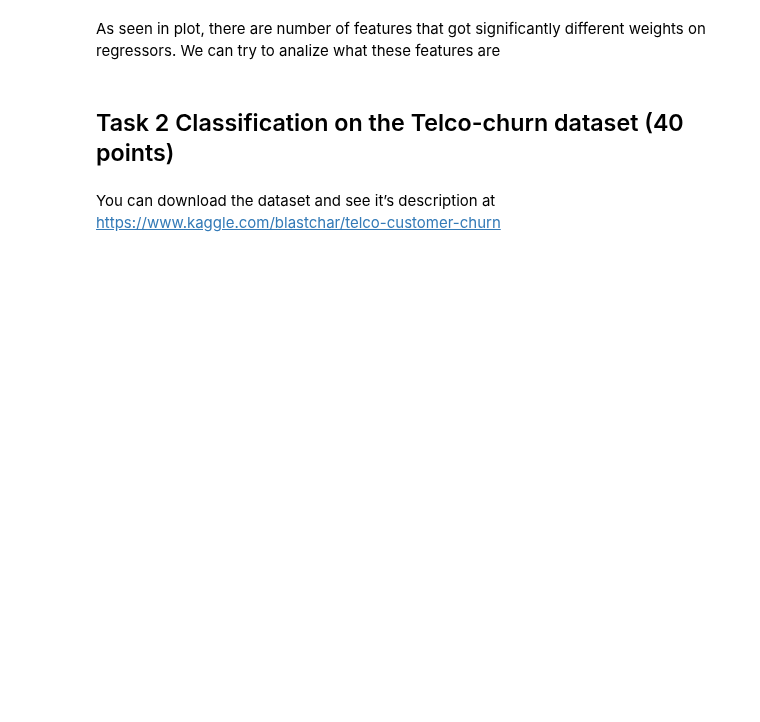
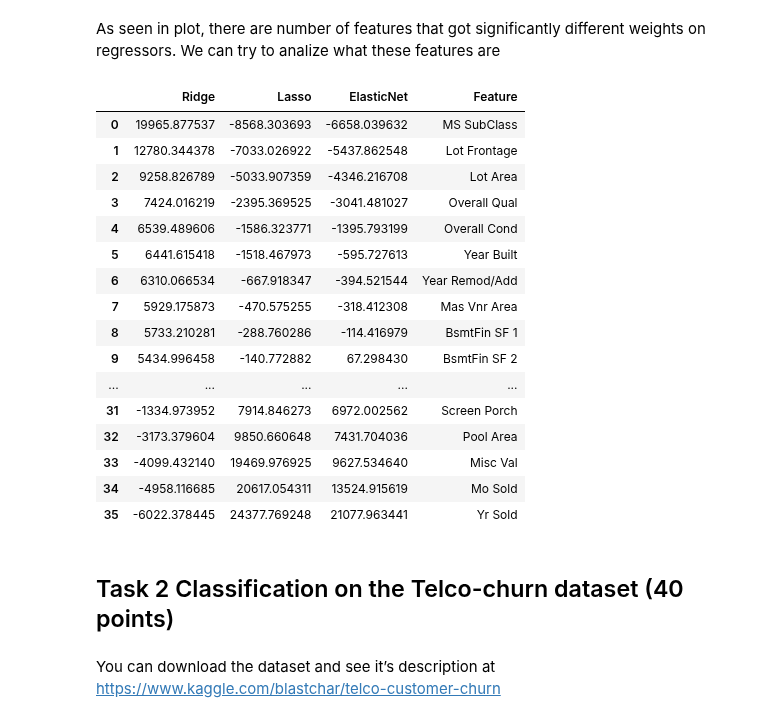
Before and after one commit to sashaaKr/master-of-science, a Jupyter notebook: semester_2/Advanced_Topics_in_Machine_Learning/assignment_1/Advanced Machine Learning - HW #1.ipynb, the cells around one changed output. Drawn from its saved outputs; the diff is of its cells as text; code cells hidden in the pictures; blank space fills up the shorter version.

```diff
--- a/semester_2/Advanced_Topics_in_Machine_Learning/assignment_1/Advanced Machine Learning - HW #1.ipynb
+++ b/semester_2/Advanced_Topics_in_Machine_Learning/assignment_1/Advanced Machine Learning - HW #1.ipynb
@@ -464,15 +481,31 @@ plt.show()
 As seen in plot, there are number of features that got significantly different weights on regressors.
 We can try to analize what these features are
 # %%
-#Let's take a closer look at 10 features with maximal standard deviation of weights among 3 regressors
 df= pd.DataFrame()
 df['Ridge']=ridge.coef_
 df['Lasso']=lasso.coef_
 df['ElasticNet']=elastic.coef_
-df['std'] = df.std(axis=1)
 df['Feature'] = X_train.columns
-df.sort_values('std',inplace=True,ascending=False)
 df
+#TBD add plot and comparison of the most important features per regressor
+# %% [output]
+|  | Ridge | Lasso | ElasticNet | Feature |
+| 0 | 19965.877537 | -8568.303693 | -6658.039632 | MS SubClass |
+| 1 | 12780.344378 | -7033.026922 | -5437.862548 | Lot Frontage |
+| 2 | 9258.826789 | -5033.907359 | -4346.216708 | Lot Area |
+| 3 | 7424.016219 | -2395.369525 | -3041.481027 | Overall Qual |
+| 4 | 6539.489606 | -1586.323771 | -1395.793199 | Overall Cond |
+| 5 | 6441.615418 | -1518.467973 | -595.727613 | Year Built |
+| 6 | 6310.066534 | -667.918347 | -394.521544 | Year Remod/Add |
+| 7 | 5929.175873 | -470.575255 | -318.412308 | Mas Vnr Area |
+| 8 | 5733.210281 | -288.760286 | -114.416979 | BsmtFin SF 1 |
+| 9 | 5434.996458 | -140.772882 | 67.298430 | BsmtFin SF 2 |
+| ... | ... | ... | ... | ... |
+| 31 | -1334.973952 | 7914.846273 | 6972.002562 | Screen Porch |
+| 32 | -3173.379604 | 9850.660648 | 7431.704036 | Pool Area |
+| 33 | -4099.432140 | 19469.976925 | 9627.534640 | Misc Val |
+| 34 | -4958.116685 | 20617.054311 | 13524.915619 | Mo Sold |
+| 35 | -6022.378445 | 24377.769248 | 21077.963441 | Yr Sold |
 # %%
 most_divergent_features = df.loc[:10,['Ridge','Lasso','ElasticNet','Feature']]
 fig = plt.figure(figsize=(16,8))
```
Also changed, not shown: parts of 21 cells of this notebook.
